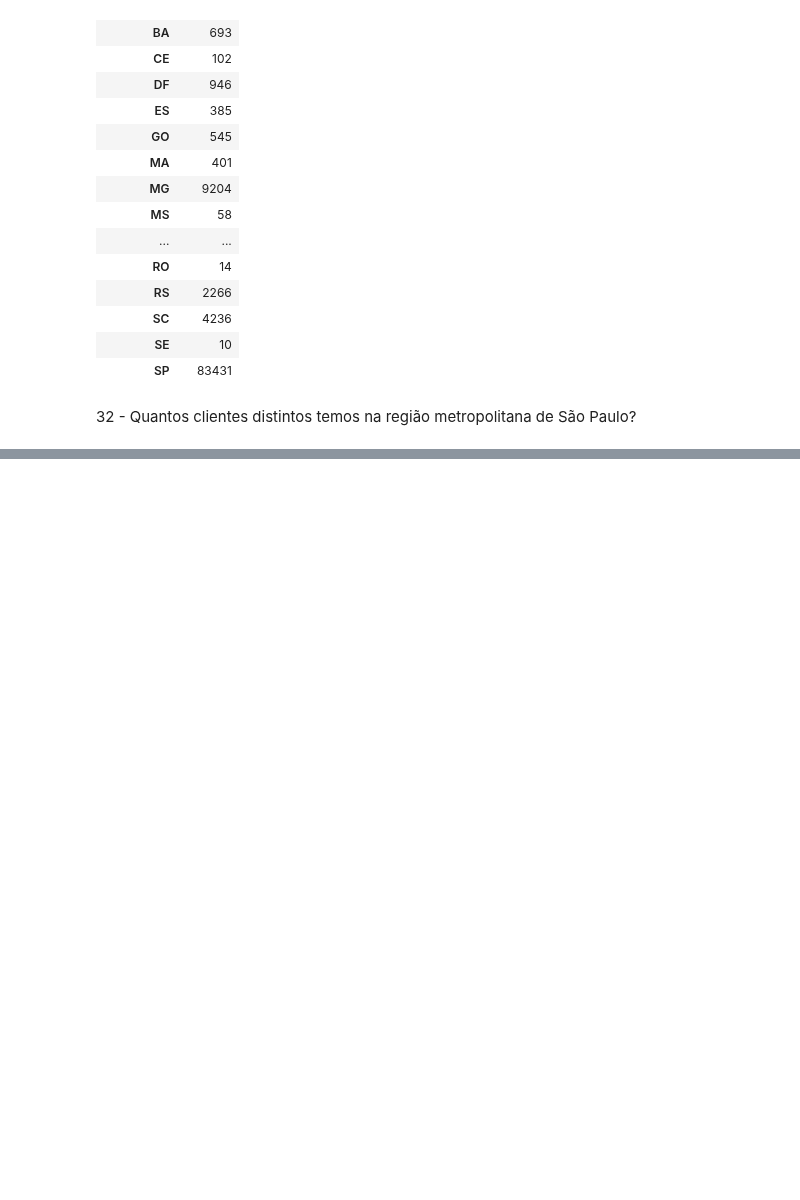
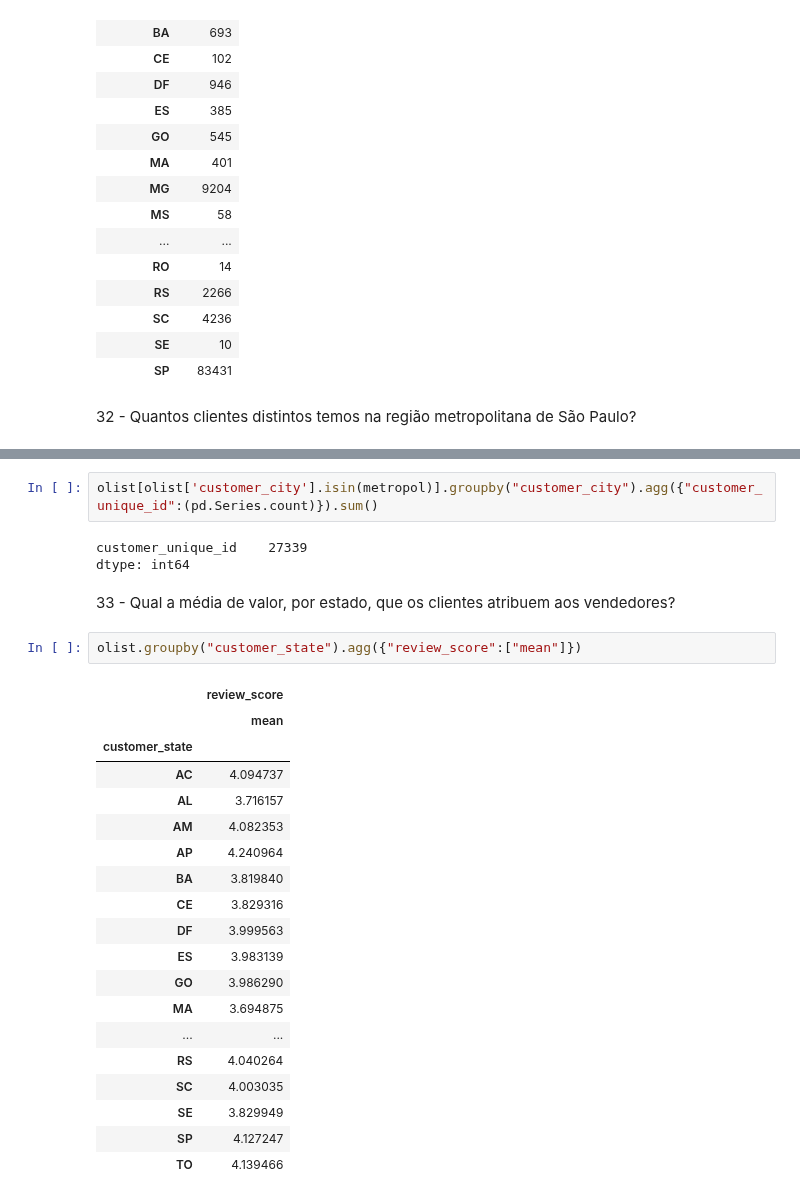
Before and after one commit to skillox1/PADSW06MDCD, a Jupyter notebook: Cópia_de_Untitled2.ipynb, the cells around one changed output, grey strips where cells are left out. Cells and saved outputs as stored; diff of their text form; blank space fills up the shorter version.

```diff
--- a/Cópia_de_Untitled2.ipynb
+++ b/Cópia_de_Untitled2.ipynb
@@ -534,0 +556,29 @@ metropol = ["sao paulo","aruja","biritiba mirim","caieiras","cajamar","carapicui
+# %%
+olist[olist['customer_city'].isin(metropol)].groupby("customer_city").agg({"customer_unique_id":(pd.Series.count)}).sum()
+# %% [output]
+customer_unique_id    27339
+dtype: int64
+# %% [markdown]
+33 - Qual a média de valor, por estado, que os clientes atribuem aos vendedores?
+# %%
+olist.groupby("customer_state").agg({"review_score":["mean"]})
+# %% [output]
+|  | review_score |
+|  | mean |
+| customer_state |  |
+| AC | 4.094737 |
+| AL | 3.716157 |
+| AM | 4.082353 |
+| AP | 4.240964 |
+| BA | 3.819840 |
+| CE | 3.829316 |
+| DF | 3.999563 |
+| ES | 3.983139 |
+| GO | 3.986290 |
+| MA | 3.694875 |
+| ... | ... |
+| RS | 4.040264 |
+| SC | 4.003035 |
+| SE | 3.829949 |
+| SP | 4.127247 |
+| TO | 4.139466 |
```
Also changed, not shown: parts of 2 cells of this notebook.
